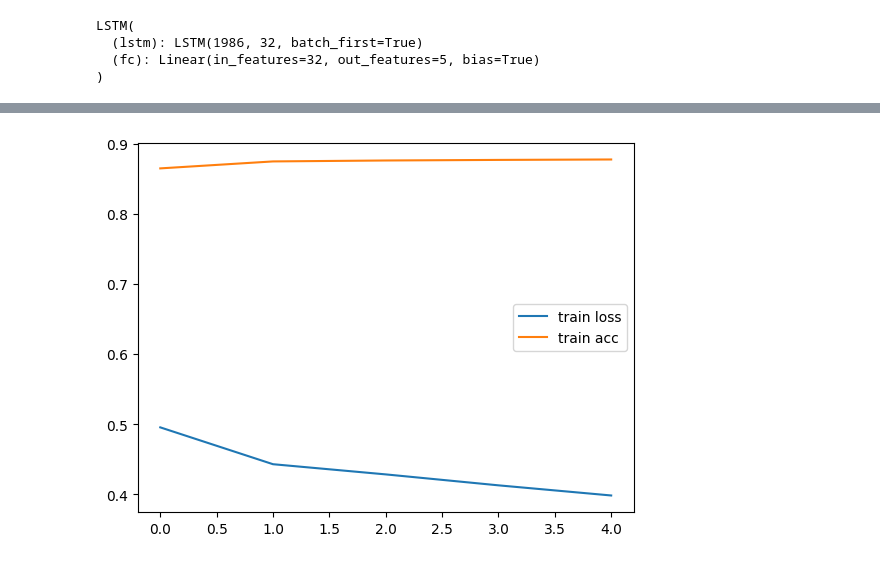
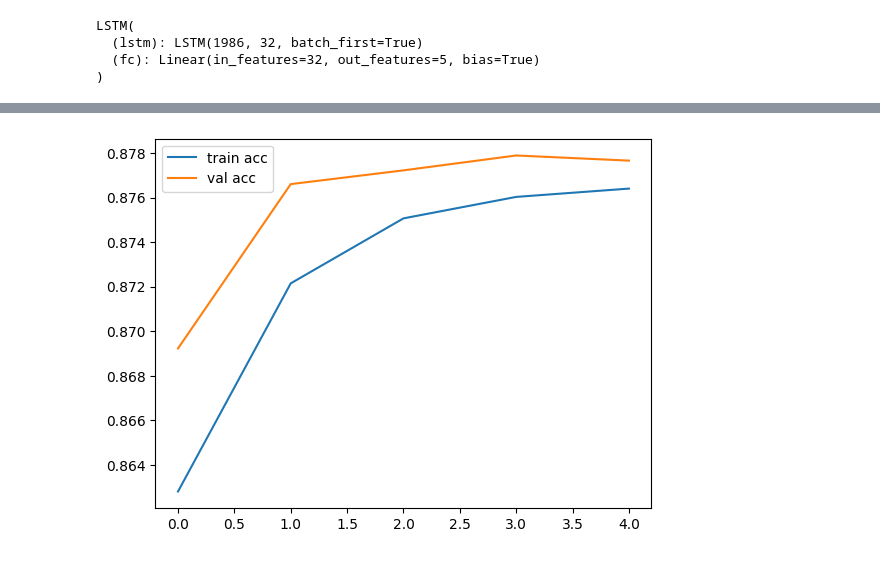
Before and after one commit to theo88400/ML-SECU2024, a Jupyter notebook: src/data_exploration/LSTM.ipynb, the cells around one changed output, grey strips where cells are left out. Drawn from its saved outputs; the diff is of its cells as text; code cells hidden in the pictures.

```diff
--- a/src/data_exploration/LSTM.ipynb
+++ b/src/data_exploration/LSTM.ipynb
@@ -183,10 +189,12 @@ class HITLDataset(torch.utils.data.Dataset):
 
 train_dataset = HITLDataset(X_train_scaled, y_train["label_n"].to_numpy())
 test_dataset = HITLDataset(X_test_scaled, y_test["label_n"].to_numpy())
+val_dataset = HITLDataset(X_val_scaled, y_val["label_n"].to_numpy())
 
 # Create pytorch dataloader
 train_loader = torch.utils.data.DataLoader(train_dataset, batch_size=32, shuffle=True)
 test_loader = torch.utils.data.DataLoader(test_dataset, batch_size=32, shuffle=False)
+val_loader = torch.utils.data.DataLoader(val_dataset, batch_size=32, shuffle=True)
 # %%
 # Create LSTM
 import torch.nn as nn
@@ -222,10 +230,12 @@ optimizer = torch.optim.Adam(model.parameters(), lr=0.001)
 # %%
 from tqdm import tqdm
 
-def train(model, train_loader, criterion, optimizer):
+def train(model, train_loader, val_loader, criterion, optimizer):
     model.train()
     train_loss = 0
     train_acc = 0
+    val_loss = 0
+    val_acc = 0
     for X, y in tqdm(train_loader, total=len(train_loader)):
         optimizer.zero_grad()
         y_pred = model(X)
@@ -234,7 +244,15 @@ def train(model, train_loader, criterion, optimizer):
         optimizer.step()
         train_loss += loss.item()
         train_acc += (y_pred.argmax(1) == y).sum().item()
-    return train_loss / len(train_loader), train_acc / len(train_loader.dataset)
+
+    model.eval()
+    with torch.no_grad():
+        for X, y in tqdm(val_loader, total=len(val_loader)):
+            y_pred = model(X)
+            loss = criterion(y_pred, y)
+            val_loss += loss.item()
+            val_acc += (y_pred.argmax(1) == y).sum().item()
+    return train_loss / len(train_loader), train_acc / len(train_loader.dataset), val_loss / len(val_loader), val_acc / len(val_loader.dataset)
 
 def test(model, test_loader, criterion):
     model.eval()
@@ -257,16 +275,20 @@ def test(model, test_loader, criterion):
 EPOCHS = 5
 train_loss_list = []
 train_acc_list = []
+val_loss_list = []
+val_acc_list = []
 
 for _ in range(EPOCHS):
-    train_loss, train_acc = train(model, train_loader, criterion, optimizer)
+    train_loss, train_acc, val_loss, val_acc = train(model, train_loader, val_loader, criterion, optimizer)
     train_loss_list.append(train_loss)
     train_acc_list.append(train_acc)
-    print(f"Train loss: {train_loss:.4f}, Train acc: {train_acc:.4f}")
+    val_loss_list.append(val_loss)
+    val_acc_list.append(val_acc)
+    print(f"Train loss: {train_loss:.4f}, Train acc: {train_acc:.4f}, Val loss: {val_loss:.4f}, Val acc: {val_acc:.4f}")
 
 # Plot train loss and accuracy
-plt.plot(train_loss_list, label="train loss")
 plt.plot(train_acc_list, label="train acc")
+plt.plot(val_acc_list, label="val acc")
 plt.legend()
 plt.show()
 # %% [output]
@@ -288,10 +332,12 @@ Test loss: 0.3089, Test acc: 0.8670
 # Create pytorch dataset
 train_dataset = HITLDataset(X_train_scaled, y_train["new_labels"].to_numpy())
 test_dataset = HITLDataset(X_test_scaled, y_test["new_labels"].to_numpy())
+val_dataset = HITLDataset(X_val_scaled, y_val["new_labels"].to_numpy())
 
 # Create pytorch dataloader
 train_loader = torch.utils.data.DataLoader(train_dataset, batch_size=32, shuffle=True)
 test_loader = torch.utils.data.DataLoader(test_dataset, batch_size=32, shuffle=False)
+val_loader = torch.utils.data.DataLoader(val_dataset, batch_size=32, shuffle=True)
 # %%
 # Create LSTM
 import torch.nn as nn
@@ -328,16 +374,20 @@ optimizer = torch.optim.Adam(model.parameters(), lr=0.001)
 EPOCHS = 5
 train_loss_list = []
 train_acc_list = []
+val_loss_list = []
+val_acc_list = []
 
 for _ in range(EPOCHS):
-    train_loss, train_acc = train(model, train_loader, criterion, optimizer)
+    train_loss, train_acc, val_loss, val_acc = train(model, train_loader, val_loader, criterion, optimizer)
     train_loss_list.append(train_loss)
     train_acc_list.append(train_acc)
-    print(f"Train loss: {train_loss:.4f}, Train acc: {train_acc:.4f}")
+    val_loss_list.append(val_loss)
+    val_acc_list.append(val_acc)
+    print(f"Train loss: {train_loss:.4f}, Train acc: {train_acc:.4f}, Val loss: {val_loss:.4f}, Val acc: {val_acc:.4f}")
 
 # Plot train loss and accuracy
-plt.plot(train_loss_list, label="train loss")
 plt.plot(train_acc_list, label="train acc")
+plt.plot(val_acc_list, label="val acc")
 plt.legend()
 plt.show()
 # %% [output]
@@ -349,2 +399,2 @@ Train loss: 0.3982, Train acc: 0.8773
-[figure, old version]
+[figure, new version]
 # %%
```
Also changed, not shown: parts of 7 cells of this notebook, 6 other files.
